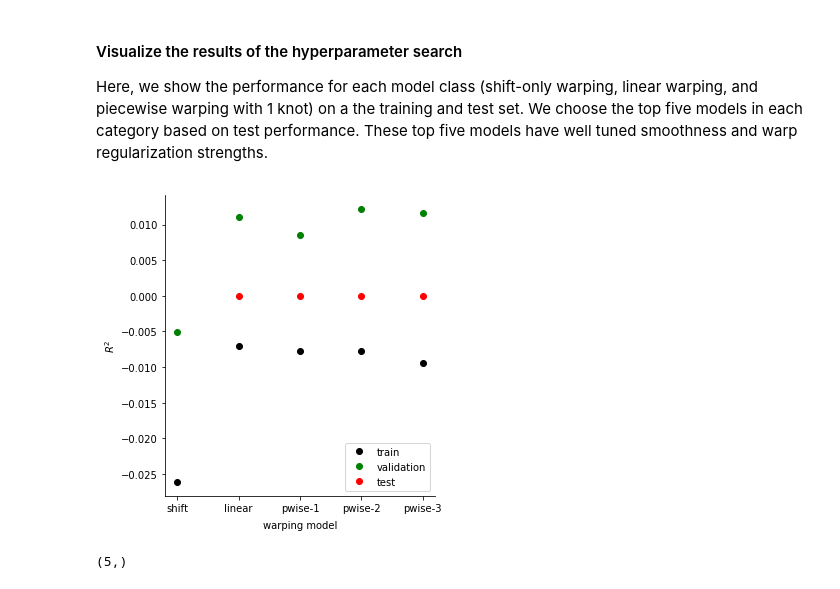
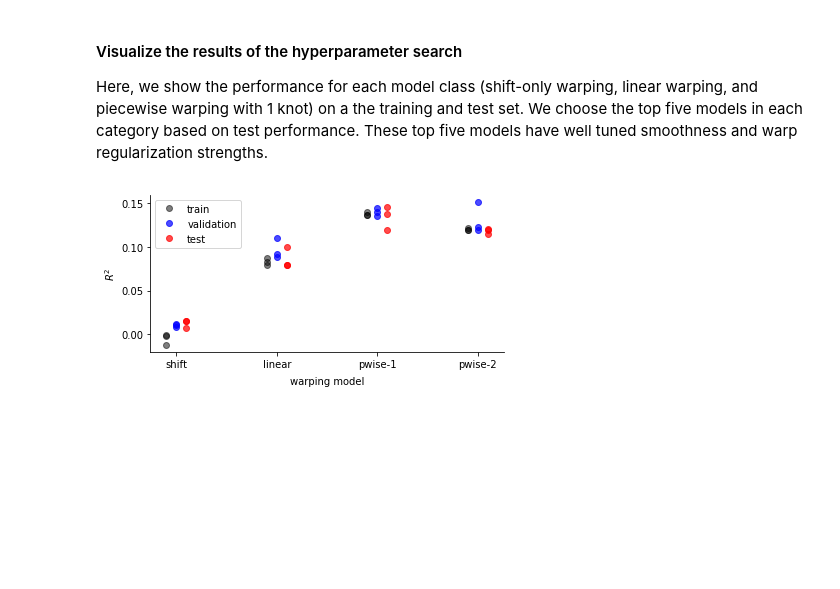
Before and after one commit to ahwillia/affinewarp, a Jupyter notebook: examples/piecewise_warping.ipynb, the cells around one changed output. Cells and saved outputs as stored; diff of their text form; code cells hidden in the pictures; blank space fills up the shorter version.

Commit message:
update examples

```diff
--- a/examples/piecewise_warping.ipynb
+++ b/examples/piecewise_warping.ipynb
@@ -31,7 +31,7 @@ models = [
     ShiftWarping(smoothness_reg_scale=20.0),
     PiecewiseWarping(n_knots=0, warp_reg_scale=1e-6, smoothness_reg_scale=20.0),
     PiecewiseWarping(n_knots=1, warp_reg_scale=1e-6, smoothness_reg_scale=20.0),
-    PiecewiseWarping(n_knots=2, warp_reg_scale=1e-6, smoothness_reg_scale=20.0),
+    PiecewiseWarping(n_knots=2, warp_reg_scale=1e-6, smoothness_reg_scale=20.0, min_temp=-3, max_temp=0),
 ]
 
 for m in models:
@@ -136,13 +136,20 @@ from affinewarp.crossval import paramsearch
 #    1  => piecewise linear model with 1 knot
 #    2  => piecewise linear model with 2 knots
 #    3  => piecewise linear model with 3 knots
-knot_range = (-1, 4)
+knot_range = (-1, 3)
 
 # Number of randomized cross-validation runs to perform.
-num_models = 1
+num_models = 3
 
 # Number of parameters to randomly sample.
-n_valid_samples = 80
+n_valid_samples = 10
+
+#  IMPORTANT NOTE
+#  --------------
+#  This number of validation samples should generally be larger, but is
+#  kept small here so that the example runs in a reasonable amount of
+#  time. More validation samples will result in better tuning of the
+#  template smoothness and warp regularization parameters.
 
 # Run the parameter search.
 results = paramsearch(
@@ -153,8 +160,8 @@ results = paramsearch(
     n_valid_folds=1,  # ratio of data to use for validation
     n_test_folds=1,  # ratio of data to use for testing
     knot_range=knot_range,  # range of knots in warping function
-    warpreg_range=(5e-2, 4.0),  # range of warp regularization scale
-    smoothness_range=(1e-1, 1e2),  # range of smoothness regularization scale
+    warpreg_range=(1e-3, 1e-2),  # range of warp regularization scale
+    smoothness_range=(1e-1, 1e0),  # range of smoothness regularization scale
     iter_range=(50, 51),  # range of optimization iterations
     warp_iter_range=(50, 51), # range of warp iterations
 )
@@ -165,30 +172,24 @@ Here, we show the performance for each model class (shift-only warping, linear w
 # %%
 train_rsq = results["train_rsq"]
 valid_rsq = results["valid_rsq"]
 test_rsq = results["test_rsq"]
 knots = results["knots"]
 
-fig, ax = plt.subplots(1, 1, figsize=(5, 5))
+fig, ax = plt.subplots(1, 1, figsize=(6, 3))
 
-
-
-plt.plot(knots, np.median(train_rsq, axis=1), 'ok', label='train')
-plt.plot(knots, np.median(valid_rsq, axis=1), 'og', label='validation')
-plt.plot(knots, test_rsq, 'or', label='test')
+plt.plot(knots-.1, np.median(train_rsq, axis=1), 'ok', label='train', alpha=.5)
+plt.plot(knots, np.median(valid_rsq, axis=1), 'ob', label='validation', alpha=.7)
+plt.plot(knots+.1, test_rsq, 'or', label='test', alpha=.7)
 
 ax.set_xticks(range(*knot_range))
 ax.set_xticklabels(['shift', 'linear', 'pwise-1', 'pwise-2', 'pwise-3'])
 
 ax.set_ylabel("$R^2$")
 ax.spines['top'].set_visible(False)
 ax.spines['right'].set_visible(False)
 ax.set_xlabel('warping model', labelpad=7)
 ax.legend()
 
 fig.tight_layout()
 # %% [output]
-[figure, old version]
+[figure, new version]
-# %%
-test_rsq.shape
-# %% [output]
-(5,)
```
Also changed, not shown: parts of 4 cells of this notebook, 2 other files.
